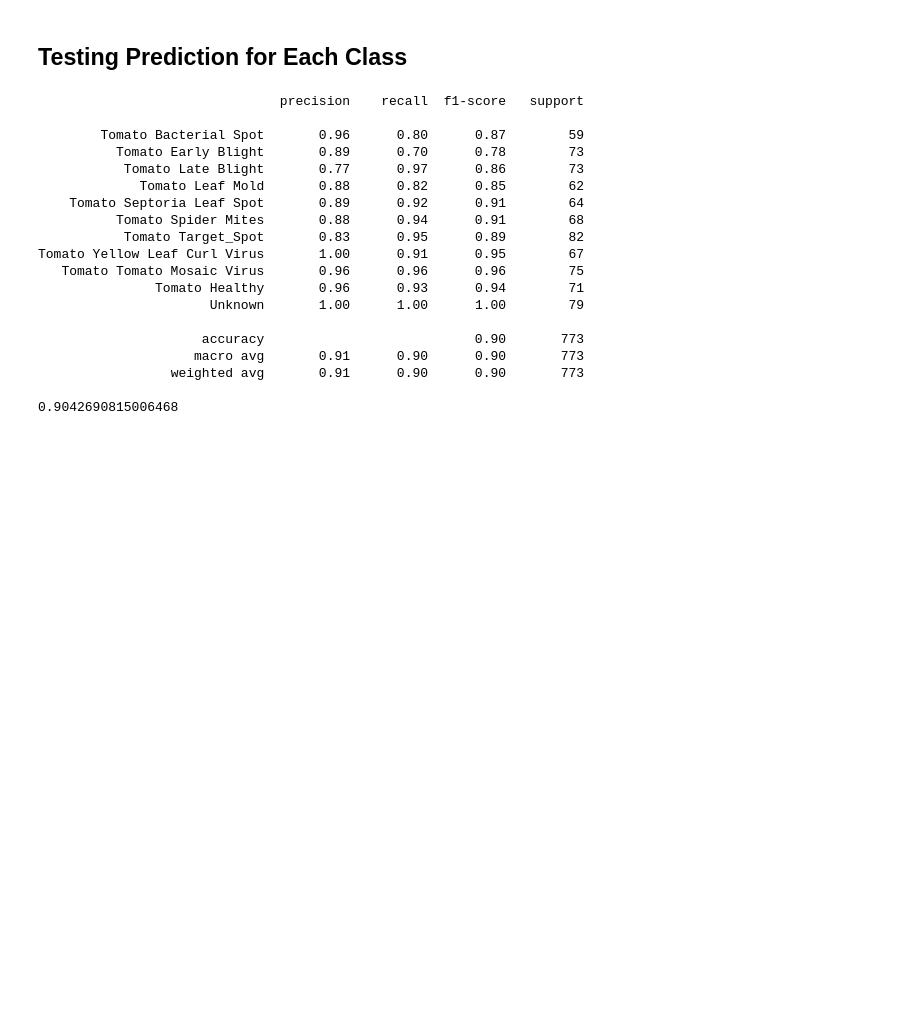
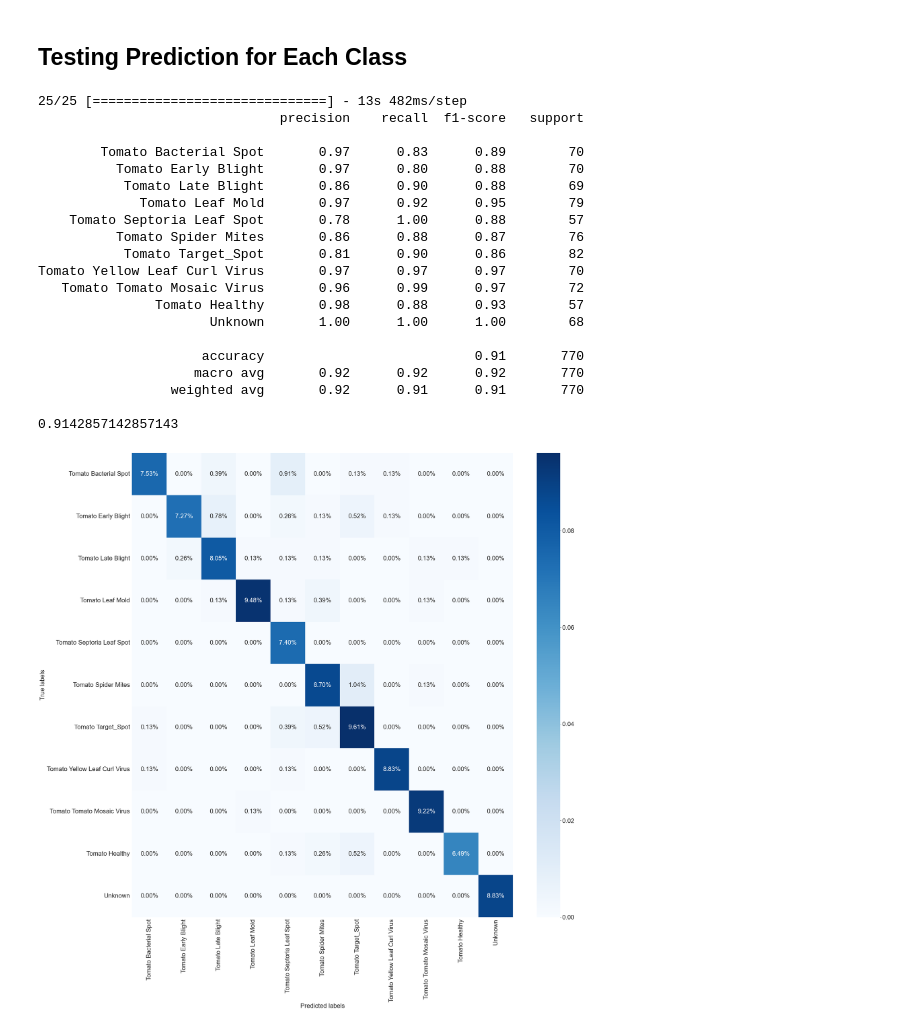
Before and after one commit to MinorvaFalk/tomato-disease-ml, a Jupyter notebook: notebooks/Tomato_Disease_v2.ipynb, the cells around one changed output. Cells and saved outputs as stored; diff of their text form; code cells hidden in the pictures; blank space fills up the shorter version.

Commit message:
added new model

```diff
--- a/notebooks/Tomato_Disease_v2.ipynb
+++ b/notebooks/Tomato_Disease_v2.ipynb
@@ -676,26 +678,36 @@ from sklearn.metrics import classification_report, accuracy_score
 # %%
-predictions = model.predict(test_data)
+predictions = model.predict(test_data, verbose=1)
 y_pred = np.argmax(predictions, axis=-1)
 
 print(classification_report(test_data.classes, y_pred, target_names=CLASS_NAMES))
 print(accuracy_score(test_data.classes, y_pred))
 # %% [output]
+25/25 [==============================] - 13s 482ms/step
                                precision    recall  f1-score   support
 
-        Tomato Bacterial Spot       0.96      0.80      0.87        59
-          Tomato Early Blight       0.89      0.70      0.78        73
-           Tomato Late Blight       0.77      0.97      0.86        73
-             Tomato Leaf Mold       0.88      0.82      0.85        62
-    Tomato Septoria Leaf Spot       0.89      0.92      0.91        64
-          Tomato Spider Mites       0.88      0.94      0.91        68
-           Tomato Target_Spot       0.83      0.95      0.89        82
-Tomato Yellow Leaf Curl Virus       1.00      0.91      0.95        67
-   Tomato Tomato Mosaic Virus       0.96      0.96      0.96        75
-               Tomato Healthy       0.96      0.93      0.94        71
-                      Unknown       1.00      1.00      1.00        79
+        Tomato Bacterial Spot       0.97      0.83      0.89        70
+          Tomato Early Blight       0.97      0.80      0.88        70
+           Tomato Late Blight       0.86      0.90      0.88        69
+             Tomato Leaf Mold       0.97      0.92      0.95        79
+    Tomato Septoria Leaf Spot       0.78      1.00      0.88        57
+          Tomato Spider Mites       0.86      0.88      0.87        76
+           Tomato Target_Spot       0.81      0.90      0.86        82
+Tomato Yellow Leaf Curl Virus       0.97      0.97      0.97        70
+   Tomato Tomato Mosaic Virus       0.96      0.99      0.97        72
+               Tomato Healthy       0.98      0.88      0.93        57
+                      Unknown       1.00      1.00      1.00        68
 
-                     accuracy                           0.90       773
-                    macro avg       0.91      0.90      0.90       773
-                 weighted avg       0.91      0.90      0.90       773
+                     accuracy                           0.91       770
+                    macro avg       0.92      0.92      0.92       770
+                 weighted avg       0.92      0.91      0.91       770
 
-0.9042690815006468
+0.9142857142857143
+# %%
+plt.figure(figsize=(30,30))
+cm = confusion_matrix(test_data.classes, y_pred)
+sns.heatmap(cm/np.sum(cm), annot=True, fmt='.2%', cmap='Blues', xticklabels=CLASS_NAMES, yticklabels=CLASS_NAMES, )
+plt.xlabel('Predicted labels')
+plt.ylabel('True labels')
+plt.show()
+# %% [output]
+[figure, added]
```
Also changed, not shown: parts of 16 cells of this notebook, 36 other files.
